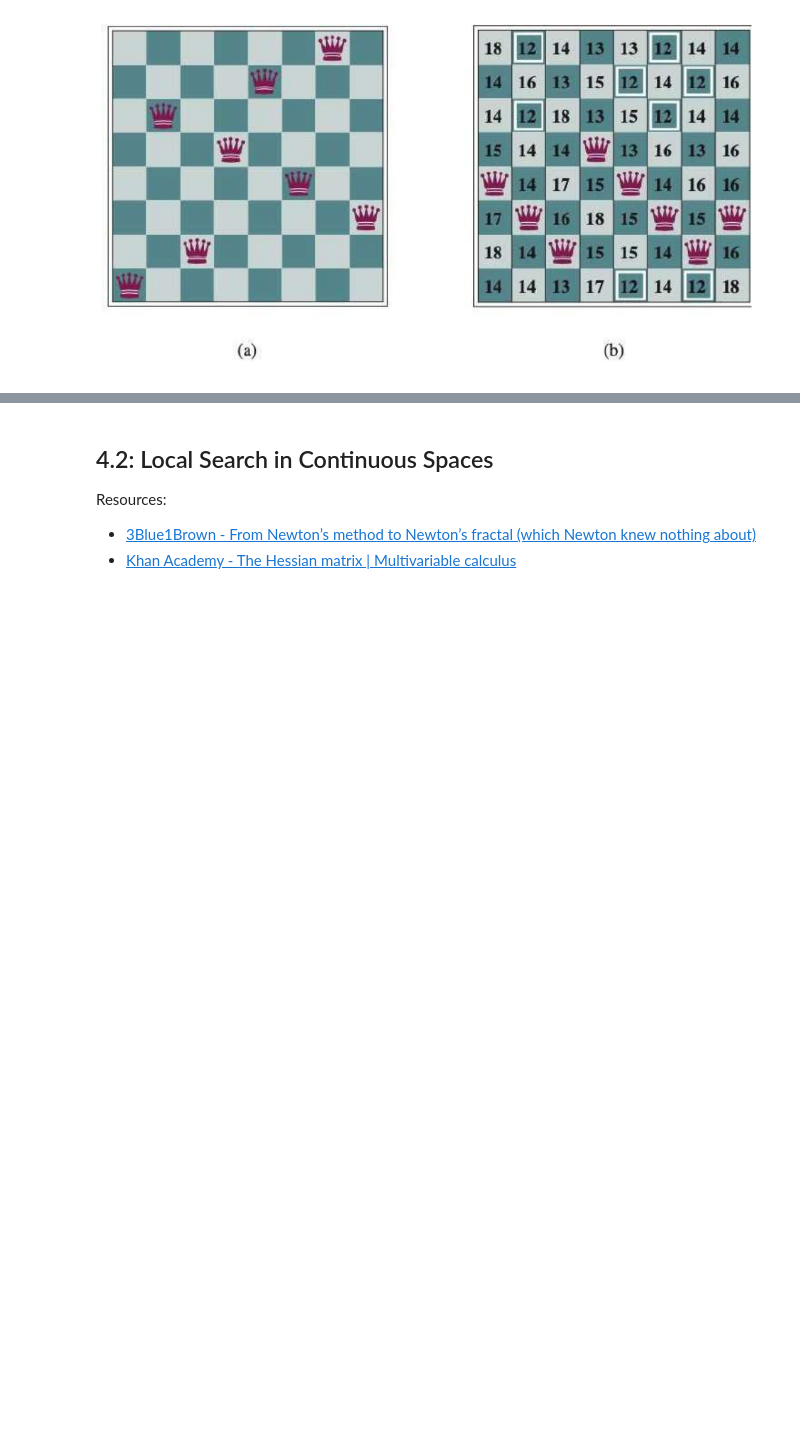
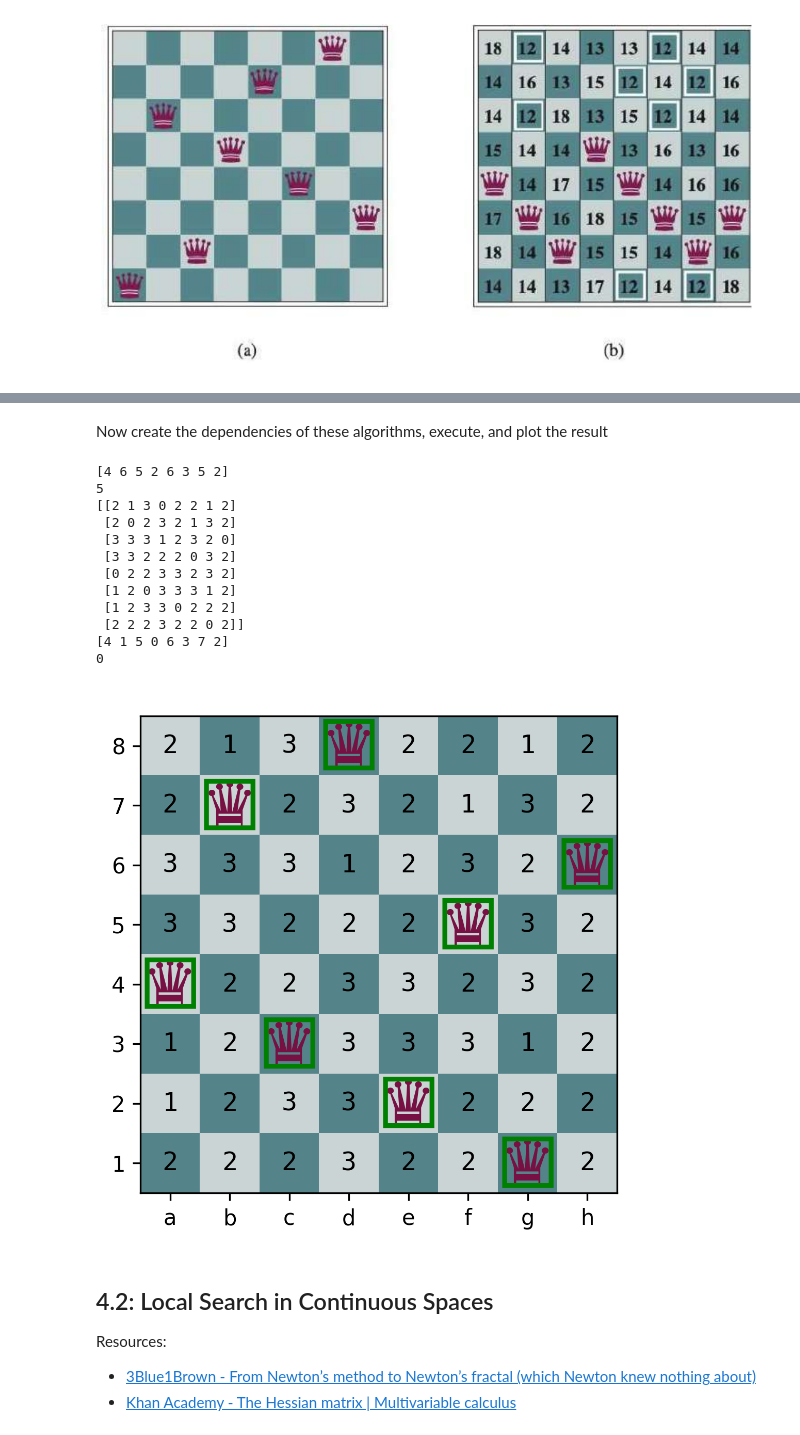
Before and after one commit to keenanturley/ai-notes, a Jupyter notebook: modern-approach-book/ch4.ipynb, the cells around one changed output, grey strips where cells are left out. Saved outputs shown, nothing was run; the diff lists cells and outputs as text; code cells hidden in the pictures; blank space fills up the shorter version.

```diff
--- a/modern-approach-book/ch4.ipynb
+++ b/modern-approach-book/ch4.ipynb
@@ -190,3 +285,55 @@ def cost():
+# %% [markdown]
+Now create the dependencies of these algorithms, execute, and plot the result
+# %%
+# Random initial state
+initial_state = rng.choice(range(8), 8, replace=True)
+
+
+def get_neighbors(queen_rows: State) -> np.ndarray:
+    neighbors = []
+    for i in range(8):
+        for j in range(8):
+            if j == queen_rows[i]:
+                continue
+            state = queen_rows.copy()
+            state[i] = j
+            neighbors.append(state)
+    return np.array(neighbors)
+
+
+print(initial_state)
+print(cost(initial_state))
+
+local_maximum_state = gradient_descent(initial_state, cost, get_neighbors)
+local_maximum_cost = cost(local_maximum_state)
+
+# calculate neighboring state costs
+costs = np.full((8, 8), -1)
+for row in range(8):
+    for col in range(8):
+        new_rows = local_maximum_state.copy()
+        new_rows[col] = row
+        costs[row][col] = cost(new_rows)
+
+print(costs)
+print(local_maximum_state)
+print(cost(local_maximum_state))
+
+plot_board(local_maximum_state, costs)
+# %% [output]
+[4 6 5 2 6 3 5 2]
+5
+[[2 1 3 0 2 2 1 2]
+ [2 0 2 3 2 1 3 2]
+ [3 3 3 1 2 3 2 0]
+ [3 3 2 2 2 0 3 2]
+ [0 2 2 3 3 2 3 2]
+ [1 2 0 3 3 3 1 2]
+ [1 2 3 3 0 2 2 2]
+ [2 2 2 3 2 2 0 2]]
+[4 1 5 0 6 3 7 2]
+0
+[figure, added]
 # %% [markdown]
 ## 4.2: Local Search in Continuous Spaces
 Resources:
```
Also changed, not shown: parts of 9 cells of this notebook.
